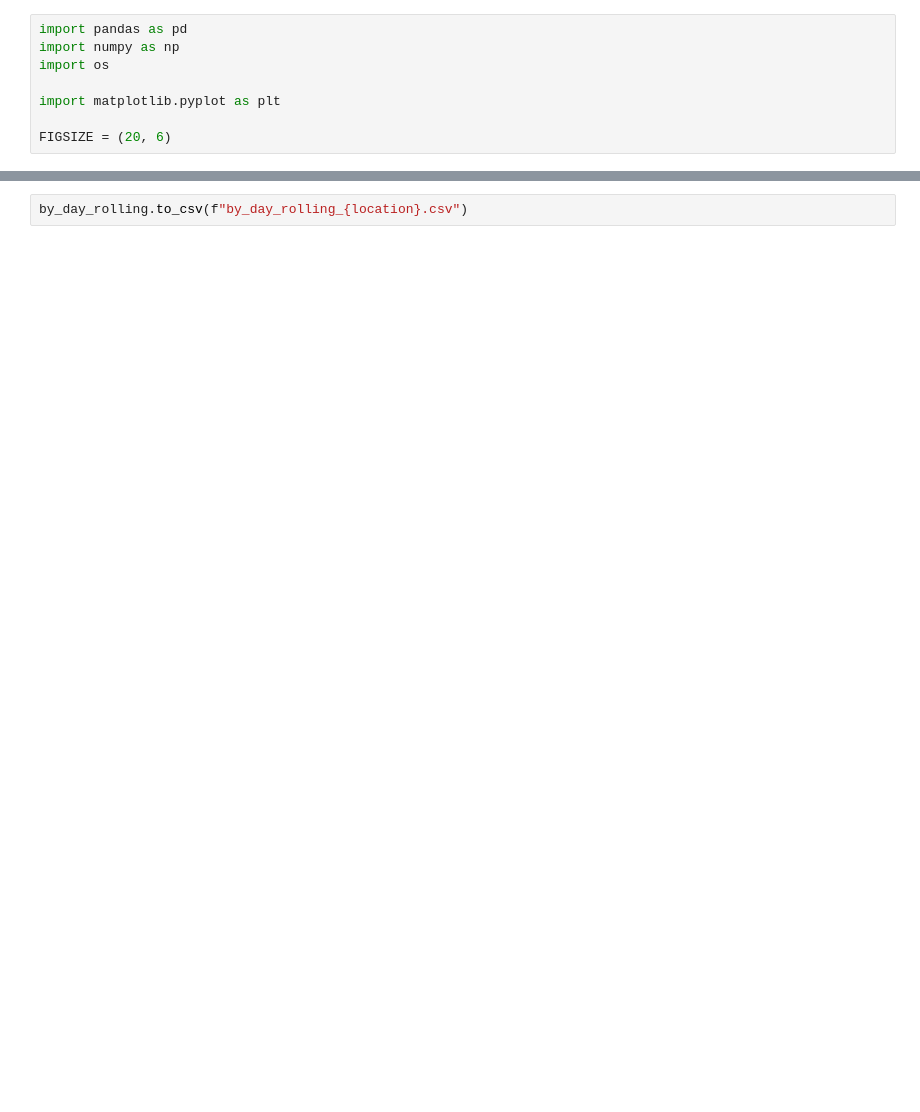
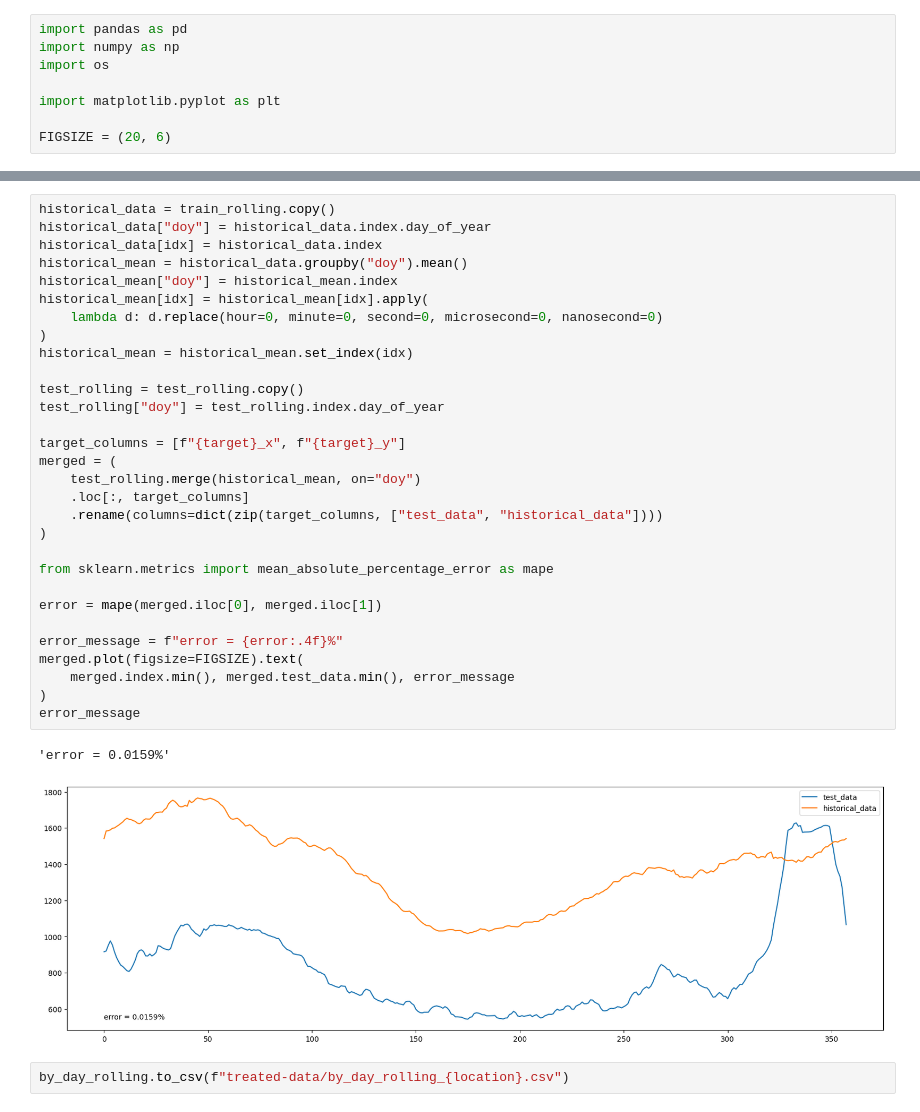
Before and after one commit to fellipessanha/solar-studies, a Jupyter notebook: data-treatment.ipynb, the cells around one changed output, grey strips where cells are left out. Drawn from its saved outputs; the diff is of its cells as text; blank space fills up the shorter version.

```diff
--- a/data-treatment.ipynb
+++ b/data-treatment.ipynb
@@ -202,2 +190,35 @@ f"len(train) = {train[target].size} | len(test) = {test[target].size}"
+# %%
+historical_data = train_rolling.copy()
+historical_data["doy"] = historical_data.index.day_of_year
+historical_data[idx] = historical_data.index
+historical_mean = historical_data.groupby("doy").mean()
+historical_mean["doy"] = historical_mean.index
+historical_mean[idx] = historical_mean[idx].apply(
+    lambda d: d.replace(hour=0, minute=0, second=0, microsecond=0, nanosecond=0)
+)
+historical_mean = historical_mean.set_index(idx)
+
+test_rolling = test_rolling.copy()
+test_rolling["doy"] = test_rolling.index.day_of_year
+
+target_columns = [f"{target}_x", f"{target}_y"]
+merged = (
+    test_rolling.merge(historical_mean, on="doy")
+    .loc[:, target_columns]
+    .rename(columns=dict(zip(target_columns, ["test_data", "historical_data"])))
+)
+
+from sklearn.metrics import mean_absolute_percentage_error as mape
+
+error = mape(merged.iloc[0], merged.iloc[1])
+
+error_message = f"error = {error:.4f}%"
+merged.plot(figsize=FIGSIZE).text(
+    merged.index.min(), merged.test_data.min(), error_message
+)
+error_message
+# %% [output]
+'error = 0.0159%'
+[figure, added]
 # %%
-by_day_rolling.to_csv(f"by_day_rolling_{location}.csv")
+by_day_rolling.to_csv(f"treated-data/by_day_rolling_{location}.csv")
```
Also changed, not shown: parts of 17 cells of this notebook, 2 other files.
